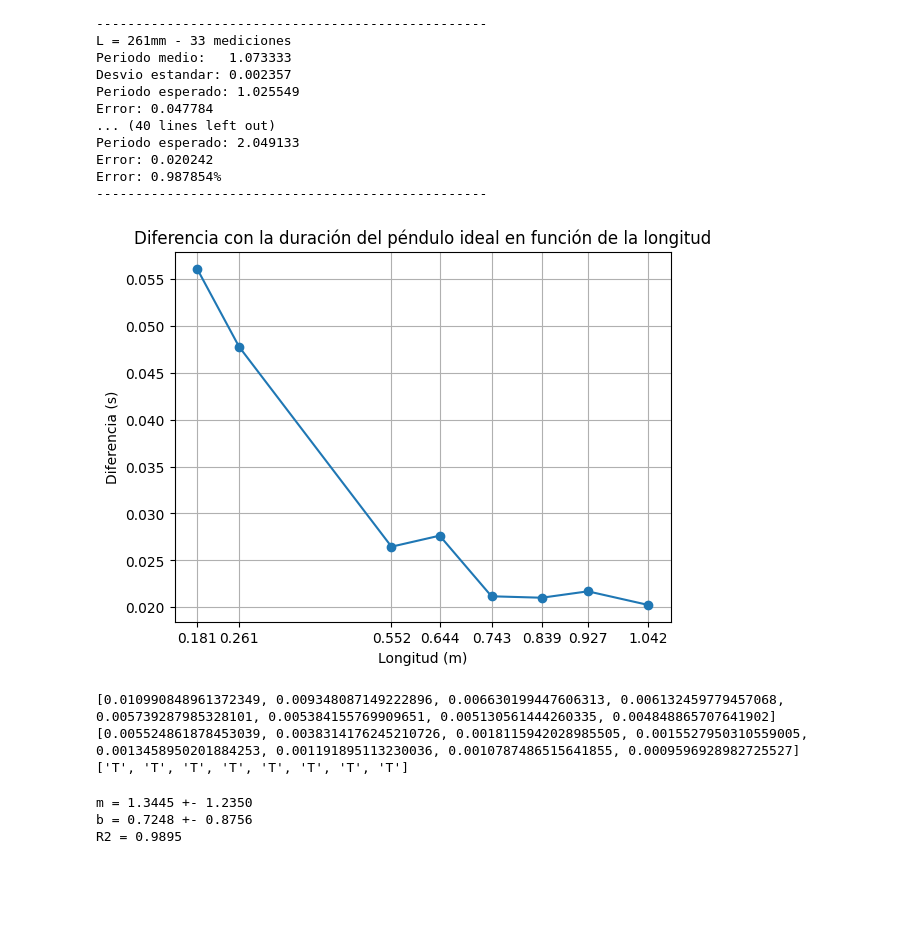
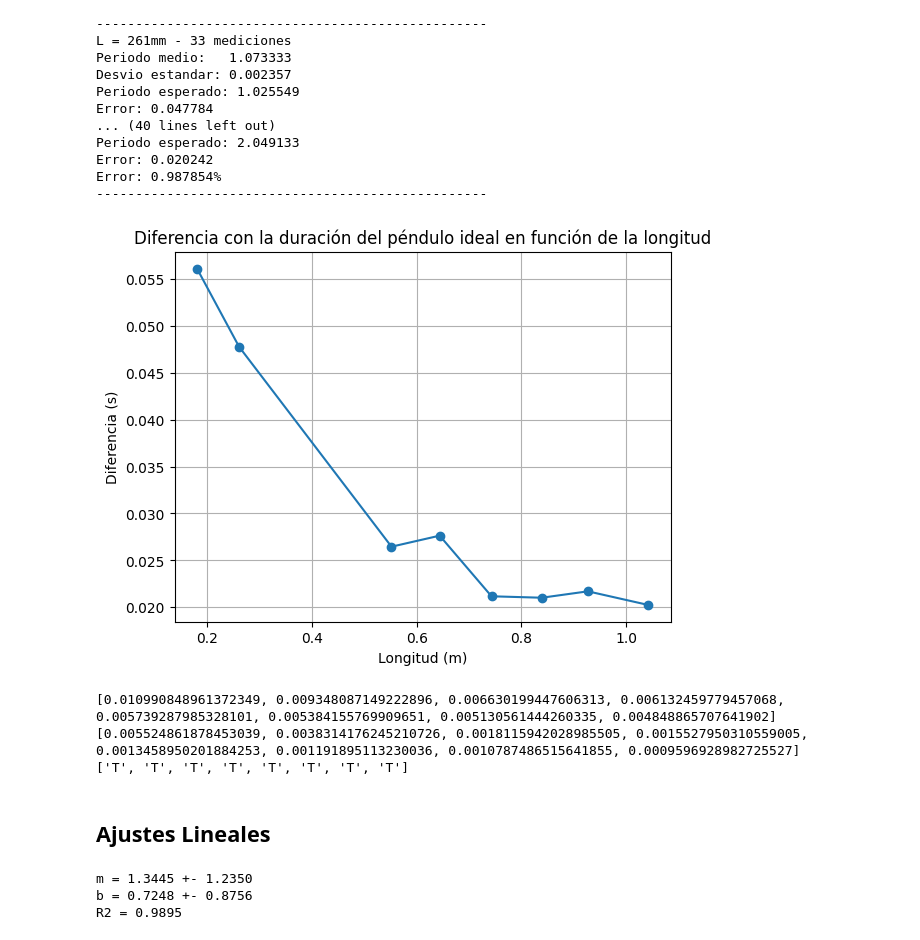
Before and after one commit to LecJackS/Mecanica-y-Termodinamica-2024-1C, a Jupyter notebook: Laboratorios/Labo03-04/Labo02.ipynb, the cells around one changed output. Drawn from its saved outputs; the diff is of its cells as text; code cells hidden in the pictures; blank space fills up the shorter version.

```diff
--- a/Laboratorios/Labo03-04/Labo02.ipynb
+++ b/Laboratorios/Labo03-04/Labo02.ipynb
@@ -148,6 +148,7 @@ period_means = [np.mean(d) for d in duraciones]
 period_stds = [np.std(d) for d in duraciones]
 period_amounts = [len(d) for d in duraciones]
 
+g_real = 9.79687
 
 errores = []
 longitudes = []
@@ -158,7 +159,7 @@ for c, T_est, s, a in zip(columns, period_means, period_stds, period_amounts):
     print(f"Periodo medio:   {T_est:.6f}")
     print(f"Desvio estandar: {s:.6f}")
     L = float(c.replace("mm", "")) / 1000
-    T_ideal = 2 * np.pi * np.sqrt(L / 9.79687)
+    T_ideal = 2 * np.pi * np.sqrt(L / g_real)
     # Local gravity https://www.sensorsone.com/local-gravity-calculator/#local-gravity
     print(f"Periodo esperado: {T_ideal:.6f}")
     print(f"Error: {abs(T_ideal - T_est):.6f}")
@@ -189,15 +190,15 @@ Error: 0.987854%
 # %%
 plt.plot(longitudes, errores, '-o')
 plt.xlabel("Longitud (m)")
 plt.ylabel("Diferencia (s)")
 plt.title("Diferencia con la duración del péndulo ideal en función de la longitud")
 plt.grid()
 # Add vertical line and xtick in x axis at each x point value
-plt.xticks(longitudes)
+#plt.xticks(longitudes)
 
 plt.show()
 # %% [output]
-[figure, old version]
+[figure, new version]
 # %%
 import numpy as np
 
@@ -244,6 +245,8 @@ print(res)
 [0.010990848961372349, 0.009348087149222896, 0.006630199447606313, 0.006132459779457068, 0.005739287985328101, 0.005384155769909651, 0.005130561444260335, 0.004848865707641902]
 [0.005524861878453039, 0.0038314176245210726, 0.0018115942028985505, 0.0015527950310559005, 0.0013458950201884253, 0.001191895113230036, 0.0010787486515641855, 0.0009596928982725527]
 ['T', 'T', 'T', 'T', 'T', 'T', 'T', 'T']
+# %% [markdown]
+## Ajustes Lineales
 # %%
 # Fit linear function between periodos and longitudes using scipy
 from scipy.optimize import curve_fit
```
Also changed, not shown: parts of 1 cell of this notebook.
